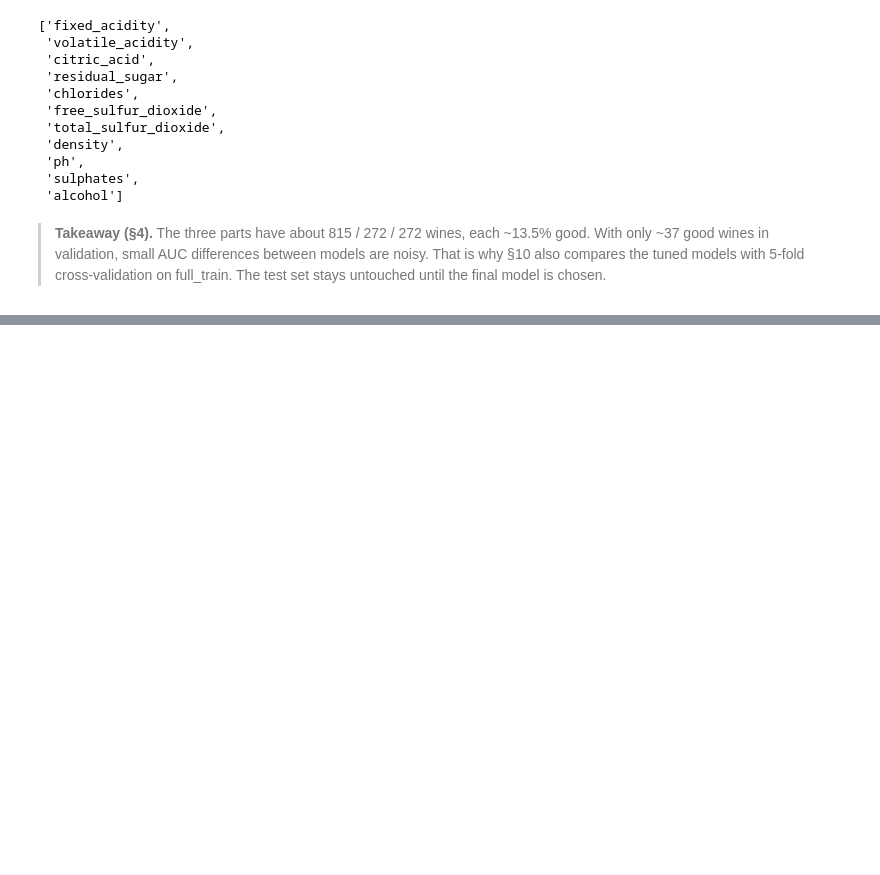
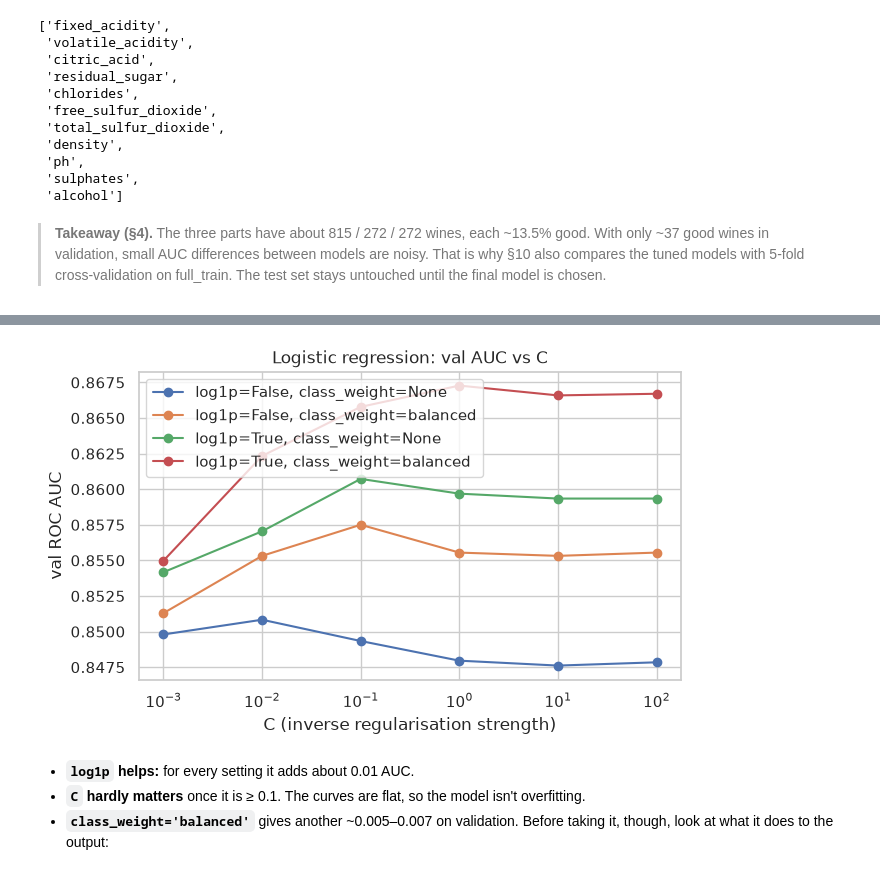
Before and after one commit to mikolajniezbecki-bit/red-wine-quality-qc, a Jupyter notebook: notebook.ipynb, the cells around one changed output, grey strips where cells are left out. Saved outputs shown, nothing was run; the diff lists cells and outputs as text; code cells hidden in the pictures; blank space fills up the shorter version.

```diff
--- a/notebook.ipynb
+++ b/notebook.ipynb
@@ -492,0 +522,9 @@ df_train.columns.tolist()
+# %%
+dummy = DummyClassifier(strategy='most_frequent')
+dummy.fit(X_train, y_train)
+y_pred = dummy.predict_proba(X_val)[:, 1]
+
+print(f'accuracy: {accuracy_score(y_val, y_pred >= 0.5):.3f}')
+print(f'recall (good wines found): {recall_score(y_val, y_pred >= 0.5):.3f}')
+print(f'ROC AUC: {roc_auc_score(y_val, y_pred):.3f}')
+print(f'PR AUC: {average_precision_score(y_val, y_pred):.3f}   (= share of good wines)')
@@ -492,0 +538,8 @@ df_train.columns.tolist()
+# %%
+lr_default = LogisticRegression(max_iter=1000)
+lr_default.fit(X_train, y_train)
+y_pred = lr_default.predict_proba(X_val)[:, 1]
+
+print(f'accuracy at 0.5: {accuracy_score(y_val, y_pred >= 0.5):.3f}')
+print(f'recall at 0.5: {recall_score(y_val, y_pred >= 0.5):.3f}')
+evaluate(y_val, y_pred)
@@ -492,0 +563,18 @@ df_train.columns.tolist()
+# %%
+def make_lr(C, class_weight=None, log=False):
+    steps = [FunctionTransformer(np.log1p)] if log else []
+    steps += [StandardScaler(), LogisticRegression(C=C, class_weight=class_weight, max_iter=1000)]
+    return make_pipeline(*steps)
+
+C_values = [0.001, 0.01, 0.1, 1, 10, 100]
+scores = []
+for log in [False, True]:
+    for class_weight in [None, 'balanced']:
+        for C in C_values:
+            model = make_lr(C, class_weight, log)
+            model.fit(X_train, y_train)
+            y_pred = model.predict_proba(X_val)[:, 1]
+            scores.append((log, str(class_weight), C, roc_auc_score(y_val, y_pred), y_pred.mean()))
+
+df_lr = pd.DataFrame(scores, columns=['log1p', 'class_weight', 'C', 'auc', 'mean_pred'])
+df_lr.pivot_table(index='C', columns=['log1p', 'class_weight'], values='auc').round(4)
@@ -492,0 +591,16 @@ df_train.columns.tolist()
+# %%
+plt.figure(figsize=(7, 4))
+for (log, cw), group in df_lr.groupby(['log1p', 'class_weight']):
+    plt.plot(group.C, group.auc, marker='o', label=f'log1p={log}, class_weight={cw}')
+plt.xscale('log')
+plt.xlabel('C (inverse regularisation strength)')
+plt.ylabel('val ROC AUC')
+plt.title('Logistic regression: val AUC vs C')
+plt.legend()
+plt.show()
+# %% [output]
+[figure, added]
+# %% [markdown]
+- **`log1p` helps:** for every setting it adds about 0.01 AUC.
+- **`C` hardly matters** once it is ≥ 0.1. The curves are flat, so the model isn't overfitting.
+- **`class_weight='balanced'`** gives another ~0.005–0.007 on validation. Before taking it, though, look at what it does to the output:
```
Also changed, not shown: parts of 62 cells of this notebook, 4 other files.
